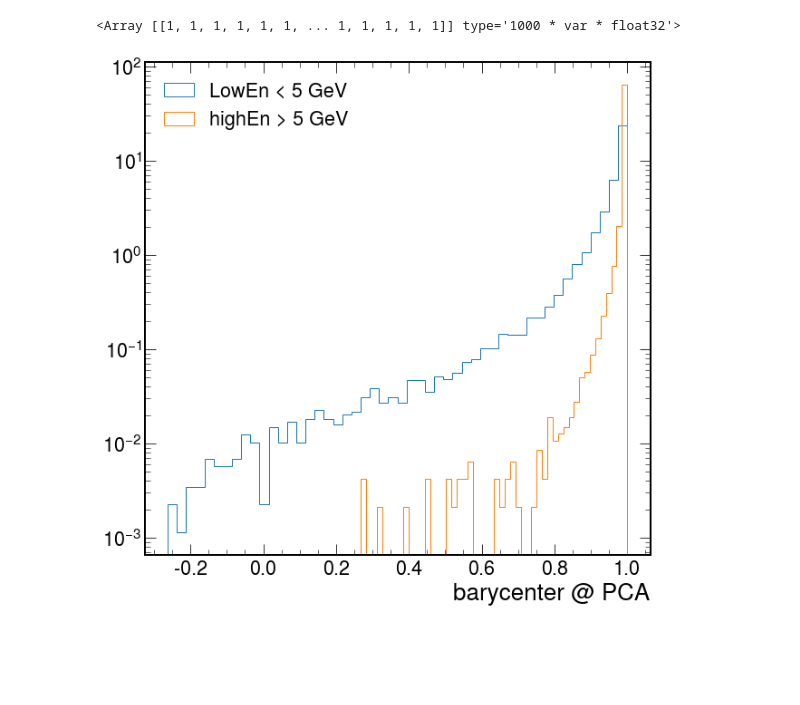
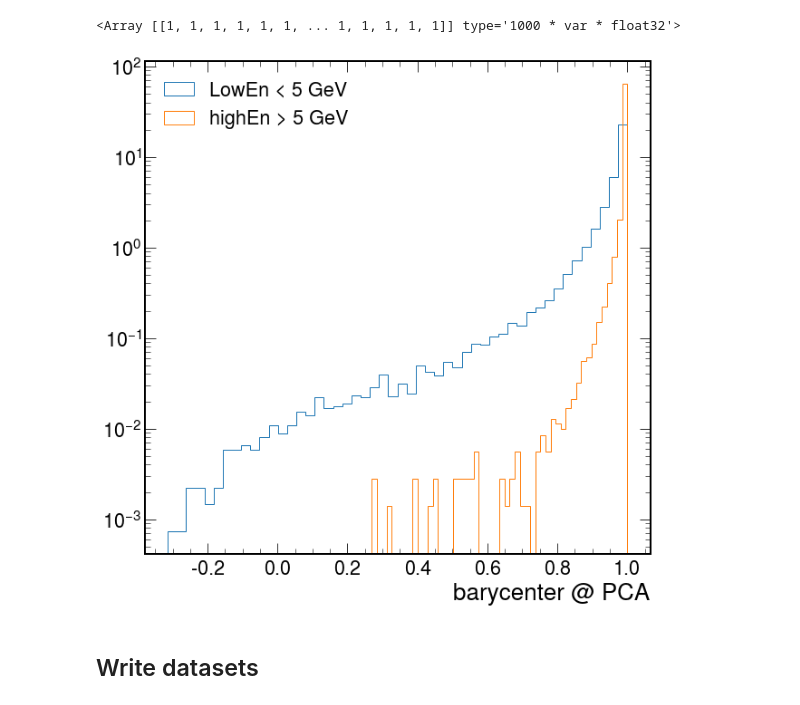
Before and after one commit to valsdav/HGCAL_Linking, a Jupyter notebook: Ntuplizer.ipynb, the cells around one changed output. Saved outputs shown, nothing was run; the diff lists cells and outputs as text; code cells hidden in the pictures; blank space fills up the shorter version.

Commit message:
Output dataset

```diff
--- a/Ntuplizer.ipynb
+++ b/Ntuplizer.ipynb
@@ -54,7 +72,7 @@ tracksters = [ ]
 associations = [ ]
 
 i = 0
-N = 100
+N = 10000000
 for file in files:
     if i >= N: break
     i+=1
@@ -65,8 +83,8 @@ for file in files:
         calo = f["ticlNtuplizer/simtrackstersCP"]
         ass = f["ticlNtuplizer/associations"]
         calos.append(calo.arrays(["stsCP_trackster_barycenter_eta","stsCP_trackster_barycenter_phi",
-                                  "stsCP_barycenter_x","stsCP_barycenter_y","stsCP_barycenter_z"]))
-        tracksters.append(t.arrays(["raw_energy","trackster_barycenter_eta","trackster_barycenter_phi",
+                                  "stsCP_barycenter_x","stsCP_barycenter_y","stsCP_barycenter_z","stsCP_raw_energy"]))
+        tracksters.append(t.arrays(["raw_energy","raw_em_energy", "trackster_barycenter_eta","trackster_barycenter_phi",
                                     "barycenter_x","barycenter_y","barycenter_z","id_probabilities",
                                     "EV1", "EV2", "EV3", "eVector0_x", "eVector0_y","eVector0_z", "sigmaPCA1", "sigmaPCA2", "sigmaPCA3"]))
         associations.append(ass.arrays([ "tsCLUE3D_recoToSim_CP", "tsCLUE3D_recoToSim_CP_score"]))
@@ -80,0 +99,3 @@ df_ass = ak.concatenate(associations)
+# %%
+EM_mask = ((df_track.id_probabilities[:,:,0] + df_track.id_probabilities[:,:,1])> 0.5) | ((df_track.raw_em_energy / df_track.raw_energy ) > 0.9)
+df_track_EM = df_track[EM_mask]
@@ -227,18 +295,20 @@ df_track.type
 # %%
-norm_PCAVect = (df_track.eVector0_x **2 + df_track.eVector0_y**2  + df_track.eVector0_z**2)**0.5
-norm_baryVect = (df_track.barycenter_x **2 + df_track.barycenter_y**2  + df_track.barycenter_z**2)**0.5
+norm_PCAVect = (df_track_EM.eVector0_x **2 + df_track_EM.eVector0_y**2  + df_track_EM.eVector0_z**2)**0.5
+norm_baryVect = (df_track_EM.barycenter_x **2 + df_track_EM.barycenter_y**2  + df_track_EM.barycenter_z**2)**0.5
 # %%
 norm_vect
 # %% [output]
 <Array [[1, 1, 1, 1, 1, 1, ... 1, 1, 1, 1, 1]] type='1000 * var * float32'>
 # %%
-prod_scalar = (df_track.barycenter_x * df_track.eVector0_x + df_track.barycenter_y * df_track.eVector0_y + \
-                        df_track.barycenter_z * df_track.eVector0_z) /(norm_PCAVect*norm_baryVect)
+prod_scalar = (df_track_EM.barycenter_x * df_track_EM.eVector0_x + df_track_EM.barycenter_y * df_track_EM.eVector0_y + \
+                        df_track_EM.barycenter_z * df_track_EM.eVector0_z) /(norm_PCAVect*norm_baryVect)
 # %%
-plt.hist(ak.flatten(prod_scalar[df_track.raw_energy< 5] ), bins=50, density=True, histtype="step", label="LowEn < 5 GeV")
-plt.hist(ak.flatten(prod_scalar[df_track.raw_energy> 5] ), bins=50, density=True, histtype="step", label="highEn > 5 GeV")
+plt.hist(ak.flatten(prod_scalar[df_track_EM.raw_energy< 5] ), bins=50, density=True, histtype="step", label="LowEn < 5 GeV")
+plt.hist(ak.flatten(prod_scalar[df_track_EM.raw_energy> 5] ), bins=50, density=True, histtype="step", label="highEn > 5 GeV")
 plt.legend()
 plt.xlabel("barycenter @ PCA")
 plt.yscale("log")
 # %% [output]
-[figure, old version]
+[figure, new version]
+# %% [markdown]
+## Write datasets
```
Also changed, not shown: parts of 27 cells of this notebook.
